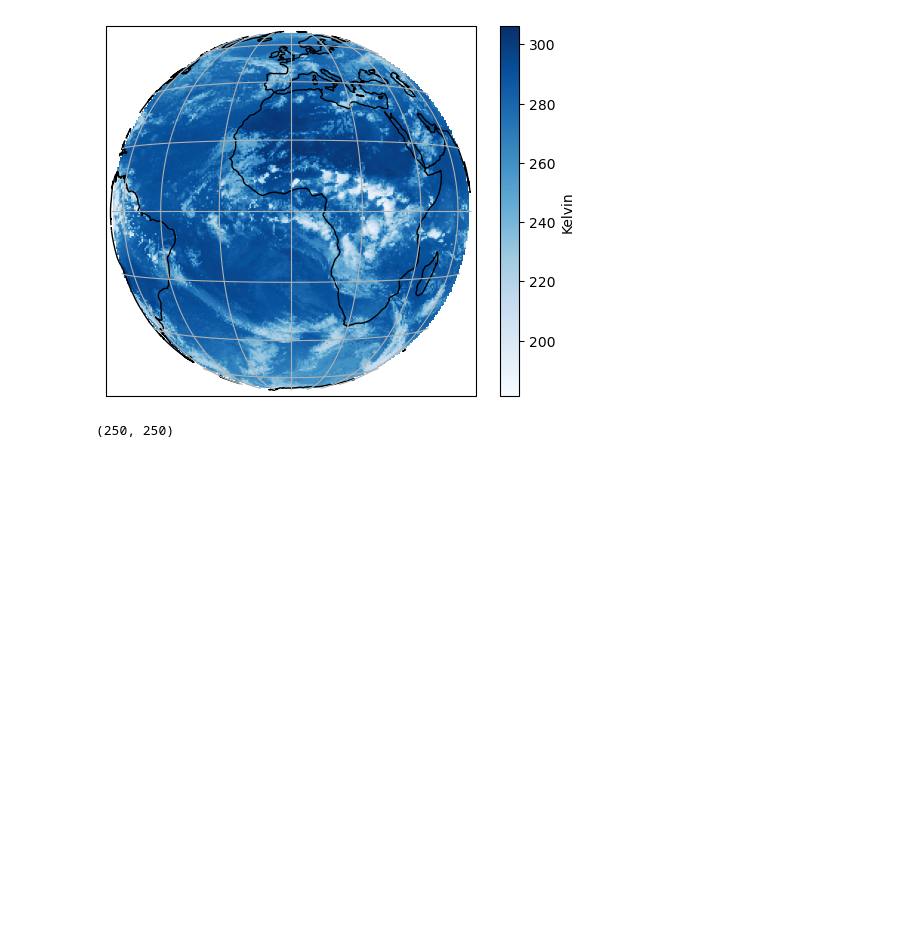
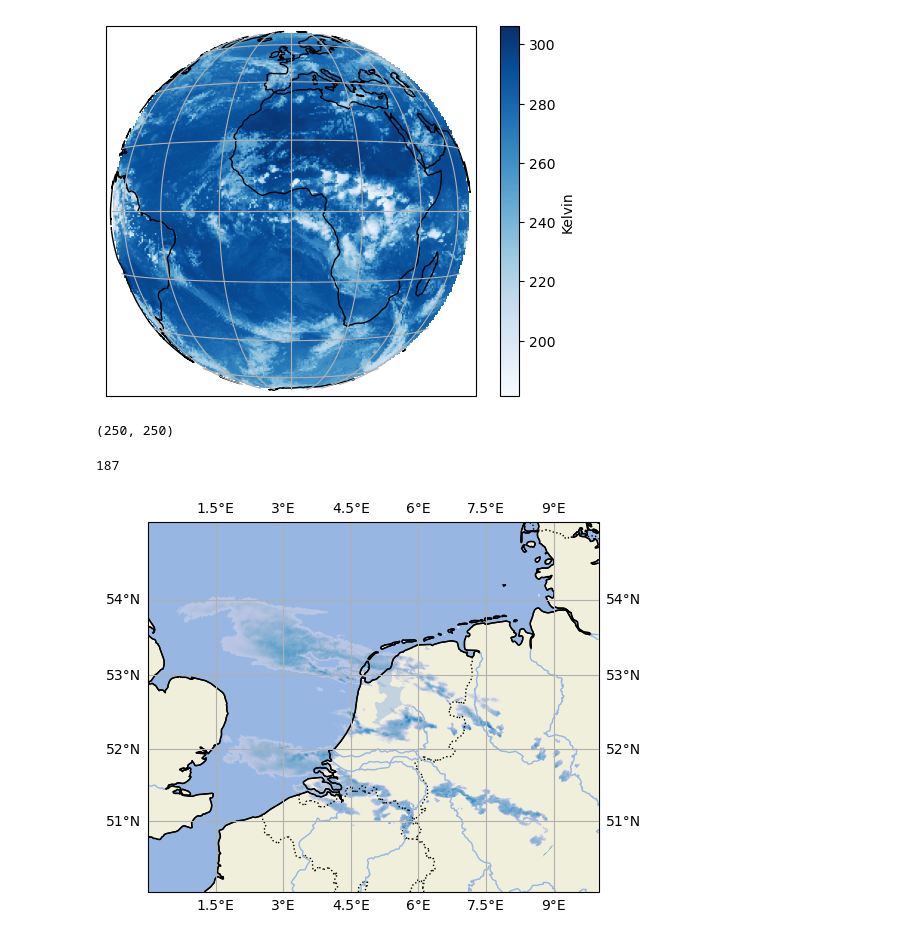
Before and after one commit to masterkram/bsc_thesis, a Jupyter notebook: sandbox/visualize_data.ipynb, the cells around one changed output. Saved outputs shown, nothing was run; the diff lists cells and outputs as text; code cells hidden in the pictures; blank space fills up the shorter version.

```diff
--- a/sandbox/visualize_data.ipynb
+++ b/sandbox/visualize_data.ipynb
@@ -408,3 +506,9 @@ my_array = np.array(neu["IR_120"].values)
 my_array.shape
 # %% [output]
 (250, 250)
+# %%
+from pyresample.utils import get_area_def
+projection = '+proj=merc +lat_0=52.5 +lon_0=5.5 +ellps=WGS84'
+custom_area = create_area_def('my_area', projection,
+                              width=1000, height=1000,
+                              area_extent=[0, 50, 10, 55], units='degrees')
@@ -410,0 +517,28 @@ my_array.shape
+# %%
+copy_of_data = np.array(radarFile['reflectivity'])
+# %%
+copy_of_data[copy_of_data > 224] = 0
+# %%
+np.max(copy_of_data)
+# %% [output]
+187
+# %%
+alphas = Normalize(0, 100, clip=True)(copy_of_data)
+# %%
+crs = custom_area.to_cartopy_crs()
+ax = plt.axes(projection=crs)
+
+ax.coastlines()
+ax.gridlines(draw_labels=True)
+ax.set_global()
+ax.add_feature(cfeature.LAND)
+ax.add_feature(cfeature.OCEAN)
+ax.add_feature(cfeature.COASTLINE)
+ax.add_feature(cfeature.BORDERS, linestyle=':')
+ax.add_feature(cfeature.LAKES, alpha=0.5)
+ax.add_feature(cfeature.RIVERS)
+plt.imshow(radarFile['reflectivity'], transform=crs, extent=crs.bounds, origin='upper', alpha=alphas, cmap='PuBu')
+# cbar = plt.colorbar()
+plt.show()
+# %% [output]
+[figure, added]
```
Also changed, not shown: parts of 17 cells of this notebook, 6 other files.
